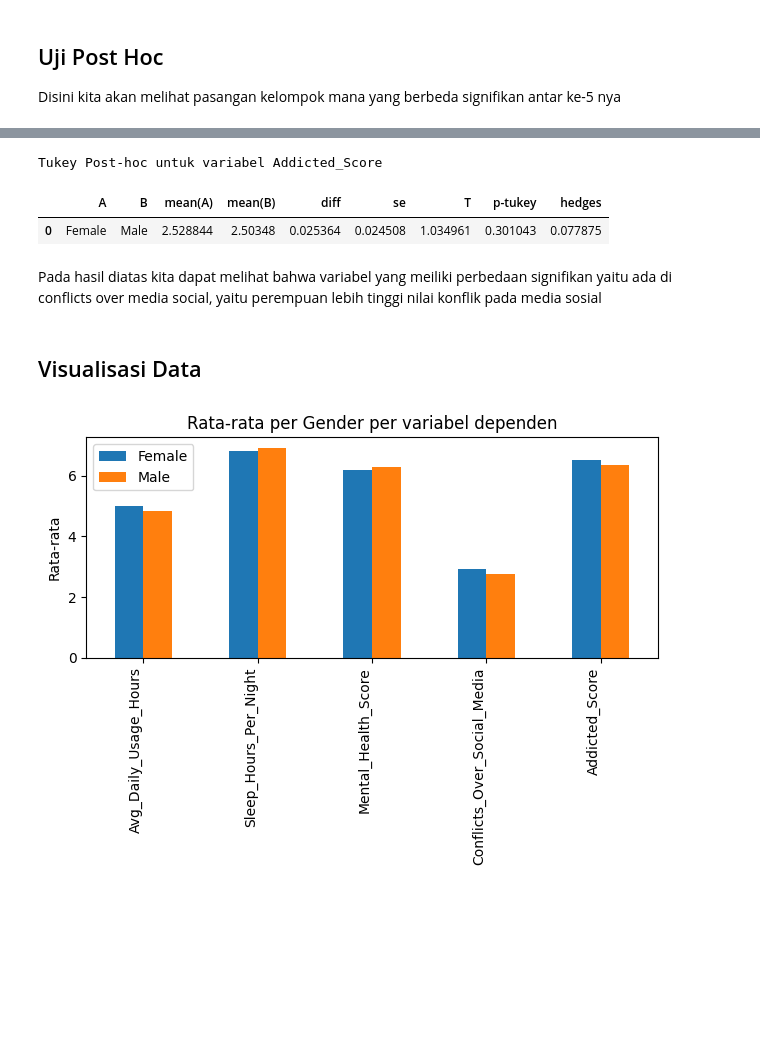
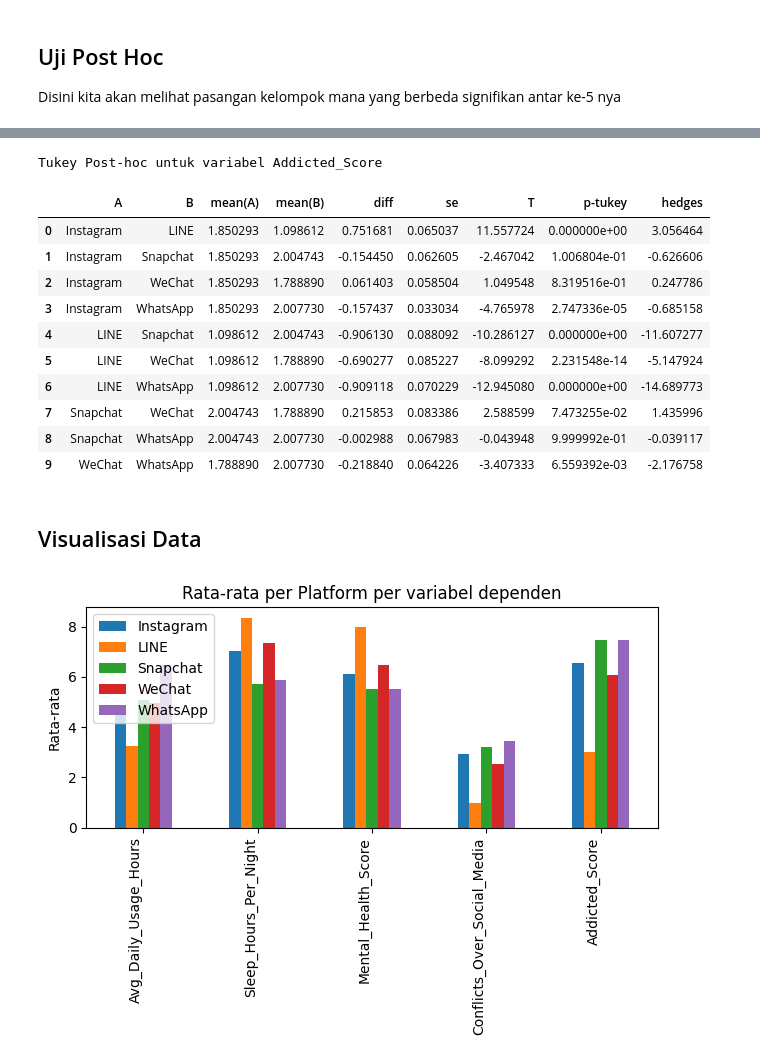
Before and after one commit to ahdann/Analisis-Manova, a Jupyter notebook: Analisis_Manova_Media_Sosial_Mahasiswa.ipynb, the cells around one changed output, grey strips where cells are left out. Drawn from its saved outputs; the diff is of its cells as text; code cells hidden in the pictures; blank space fills up the shorter version.

```diff
--- a/Analisis_Manova_Media_Sosial_Mahasiswa.ipynb
+++ b/Analisis_Manova_Media_Sosial_Mahasiswa.ipynb
@@ -58,0 +44,7 @@ data_manova
+# %%
+# ambil mahasiswa yang menggunakan tiktok, instagram, dan twitter
+selected_platforms = ['LINE', 'Instagram', 'WhatsApp','WeChat','Snapchat']
+
+# Filter DataFrame
+df_filtered = df[df['Most_Used_Platform'].isin(selected_platforms)]
+df_filtered
@@ -58,0 +67,3 @@ data_manova
+# %%
+data_manova = df_filtered
+data_manova
@@ -176,29 +292,36 @@ Tukey Post-hoc untuk variabel Conflicts_Over_Social_Media
 # %%
-tukey_addicted = pg.pairwise_tukey(data=data_trans_manova, dv='Addicted_Score', between='Gender')
+tukey_Addicted = pg.pairwise_tukey(data=data_trans_manova, dv='Addicted_Score', between='Most_Used_Platform')
 print("\nTukey Post-hoc untuk variabel Addicted_Score")
-tukey_addicted
+tukey_Addicted
 # %% [output]
 Tukey Post-hoc untuk variabel Addicted_Score
 |  | A | B | mean(A) | mean(B) | diff | se | T | p-tukey | hedges |
-| 0 | Female | Male | 2.528844 | 2.50348 | 0.025364 | 0.024508 | 1.034961 | 0.301043 | 0.077875 |
+| 0 | Instagram | LINE | 1.850293 | 1.098612 | 0.751681 | 0.065037 | 11.557724 | 0.000000e+00 | 3.056464 |
+| 1 | Instagram | Snapchat | 1.850293 | 2.004743 | -0.154450 | 0.062605 | -2.467042 | 1.006804e-01 | -0.626606 |
+| 2 | Instagram | WeChat | 1.850293 | 1.788890 | 0.061403 | 0.058504 | 1.049548 | 8.319516e-01 | 0.247786 |
+| 3 | Instagram | WhatsApp | 1.850293 | 2.007730 | -0.157437 | 0.033034 | -4.765978 | 2.747336e-05 | -0.685158 |
+| 4 | LINE | Snapchat | 1.098612 | 2.004743 | -0.906130 | 0.088092 | -10.286127 | 0.000000e+00 | -11.607277 |
+| 5 | LINE | WeChat | 1.098612 | 1.788890 | -0.690277 | 0.085227 | -8.099292 | 2.231548e-14 | -5.147924 |
+| 6 | LINE | WhatsApp | 1.098612 | 2.007730 | -0.909118 | 0.070229 | -12.945080 | 0.000000e+00 | -14.689773 |
+| 7 | Snapchat | WeChat | 2.004743 | 1.788890 | 0.215853 | 0.083386 | 2.588599 | 7.473255e-02 | 1.435996 |
+| 8 | Snapchat | WhatsApp | 2.004743 | 2.007730 | -0.002988 | 0.067983 | -0.043948 | 9.999992e-01 | -0.039117 |
+| 9 | WeChat | WhatsApp | 1.788890 | 2.007730 | -0.218840 | 0.064226 | -3.407333 | 6.559392e-03 | -2.176758 |
-# %% [markdown]
-Pada hasil diatas kita dapat melihat bahwa variabel yang meiliki perbedaan signifikan yaitu ada di conflicts over media social, yaitu perempuan lebih tinggi nilai konflik pada media sosial
 # %% [markdown]
 ## Visualisasi Data
 # %%
 # Visualisasi Rata-rata per Gender untuk variabel dependen
 # Dependent variables used in MANOVA
 dependent_vars = ['Avg_Daily_Usage_Hours', 'Sleep_Hours_Per_Night', 'Mental_Health_Score', 'Conflicts_Over_Social_Media', 'Addicted_Score']
 
 # Group by 'Gender' and calculate the mean for the dependent variables
-data_manova.groupby('Gender')[dependent_vars].mean().T.plot(kind='bar')
+data_manova.groupby('Most_Used_Platform')[dependent_vars].mean().T.plot(kind='bar')
 
 
-plt.title('Rata-rata per Gender per variabel dependen')
+plt.title('Rata-rata per Platform per variabel dependen')
 plt.ylabel('Rata-rata')
 plt.xticks(rotation=90, ha='right') # Mengubah rotasi label sumbu x menjadi vertikal
 plt.legend(loc='upper left') # Memindahkan legend agar tidak menutupi label di bawah
 plt.tight_layout() # Menyesuaikan layout agar semua elemen terlihat
 plt.show()
 # %% [output]
-[figure, old version]
+[figure, new version]
```
Also changed, not shown: parts of 24 cells of this notebook.
